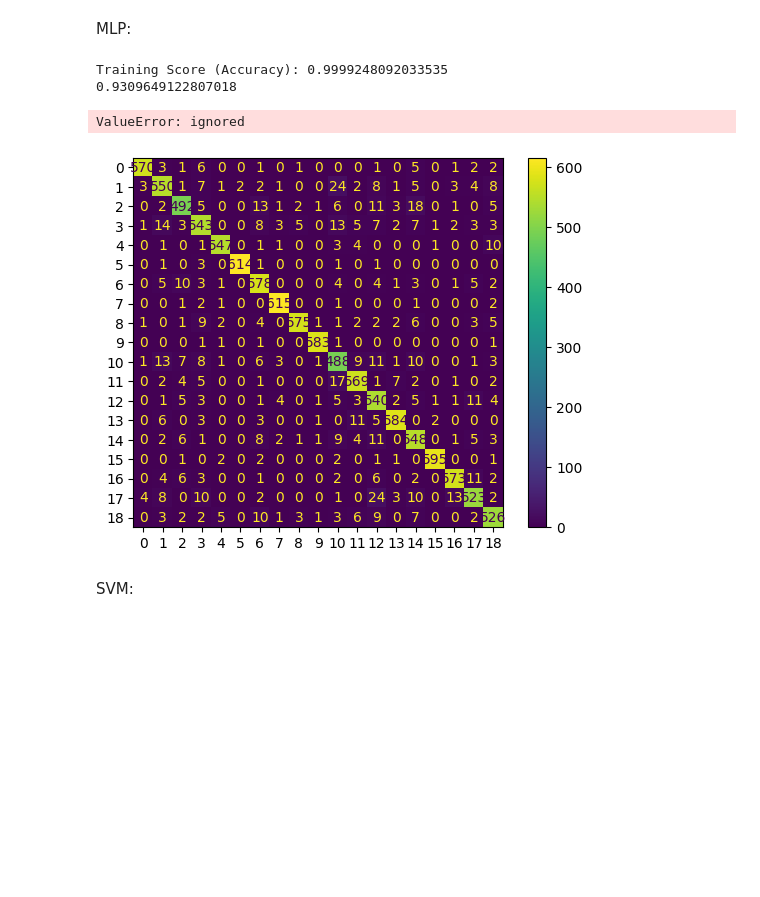
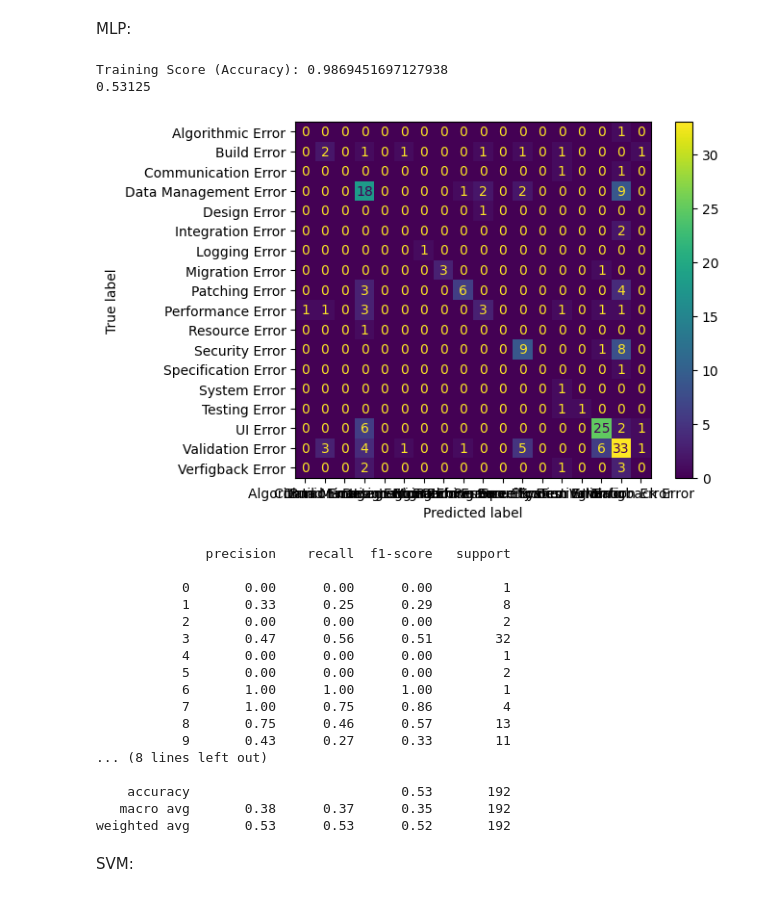
Before and after one commit to mcany-pia/defect-categorization, a Jupyter notebook: Defects.ipynb, the cells around one changed output. Cells and saved outputs as stored; diff of their text form; code cells hidden in the pictures; blank space fills up the shorter version.

```diff
--- a/Defects.ipynb
+++ b/Defects.ipynb
@@ -25,13 +28,15 @@ import pandas as pd
 Initially used numpy for reading csv but it gave error at line 38 because there was a comma. So i guess it is not for reading text. therefore used pandas.
 # %%
 # train data
-tdf = pd.read_csv("CompleteDataset.csv", sep="|")
+vdf = pd.read_csv("defects.csv")
 # test data
-#vdf = pd.read_csv('defects.csv')
-vdf = vdf.sample(frac = 1, random_state=2).reset_index()
+#tdf = pd.read_csv('CompleteDataset.csv', sep="|")
+#tdf = tdf.sample(frac = 1, random_state=2).reset_index()
 #print(tdf.head)
 #Shuffling and splitting the dataset into 70% training and 30% testing
-tdf, vdf = train_test_split(tdf, test_size=0.3, random_state=42, shuffle=True)
+#tdf = tdf.groupby('super').apply(lambda x: x.sample(n=250)).reset_index(drop=True)
+
+tdf, vdf = train_test_split(vdf, test_size=0.2, random_state=2, shuffle=True)
 
 #tdf = vdf.iloc[:700]
 #vdf = vdf.iloc[700:]
@@ -124,10 +129,10 @@ def ngram_vectorize(train_texts, train_labels, val_texts):
 Berfore we fed model with data. We should tokenize. Then train with it.
 # %%
 # Define train_texts, train_labels, val_texts, and val_labels earlier
-train_texts = tdf['summary']
-train_labels = tdf['super']
-val_texts = vdf['summary']
-val_labels = vdf['super']
+train_texts = tdf['Summary']
+train_labels = tdf['Final Classification']
+val_texts = vdf['Summary']
+val_labels = vdf['Final Classification']
 # Initialize a label encoder
 label_encoder = LabelEncoder()
 
@@ -141,32 +146,47 @@ MLP:
 # %%
 
 # Initialize the MLP classifier
-mlp_clf = MLPClassifier(hidden_layer_sizes=(128, 64), max_iter=100, activation='relu', solver='adam', random_state=42)
+mlp_clf = MLPClassifier(hidden_layer_sizes=(50), max_iter=100, activation='relu', solver='adam', random_state=42)
 
 # Train the model
 mlp_clf.fit(x_train, y_train_encoded)
 
 # Predict on the validation set
 y_val_pred_mlp = mlp_clf.predict(x_val)
 
 # Calculate the accuracy
 training_score = mlp_clf.score(x_train, y_train_encoded)
 print("Training Score (Accuracy):", training_score)
 
 
 accuracy_mlp = accuracy_score(y_val_encoded, y_val_pred_mlp, normalize=True)
-print(accuracy_mlp)
 cm = confusion_matrix(y_val_encoded, y_val_pred_mlp)
 fig = ConfusionMatrixDisplay(confusion_matrix=cm, display_labels=unique_classes)
 fig.plot()
 plt.show()
 
 print(classification_report(y_val_encoded, y_val_pred_mlp))
 # %% [output]
-Training Score (Accuracy): 0.9999248092033535
-0.9309649122807018
+Training Score (Accuracy): 0.9869451697127938
+0.53125
+[figure, new version]
-ValueError: ignored
+              precision    recall  f1-score   support
+
+           0       0.00      0.00      0.00         1
+           1       0.33      0.25      0.29         8
+           2       0.00      0.00      0.00         2
+           3       0.47      0.56      0.51        32
+           4       0.00      0.00      0.00         1
+           5       0.00      0.00      0.00         2
+           6       1.00      1.00      1.00         1
+           7       1.00      0.75      0.86         4
+           8       0.75      0.46      0.57        13
+           9       0.43      0.27      0.33        11
+... (8 lines left out)
+
+    accuracy                           0.53       192
+   macro avg       0.38      0.37      0.35       192
+weighted avg       0.53      0.53      0.52       192
-[figure, old version]
 # %% [markdown]
 SVM:
 # %%
```
Also changed, not shown: parts of 5 cells of this notebook.
